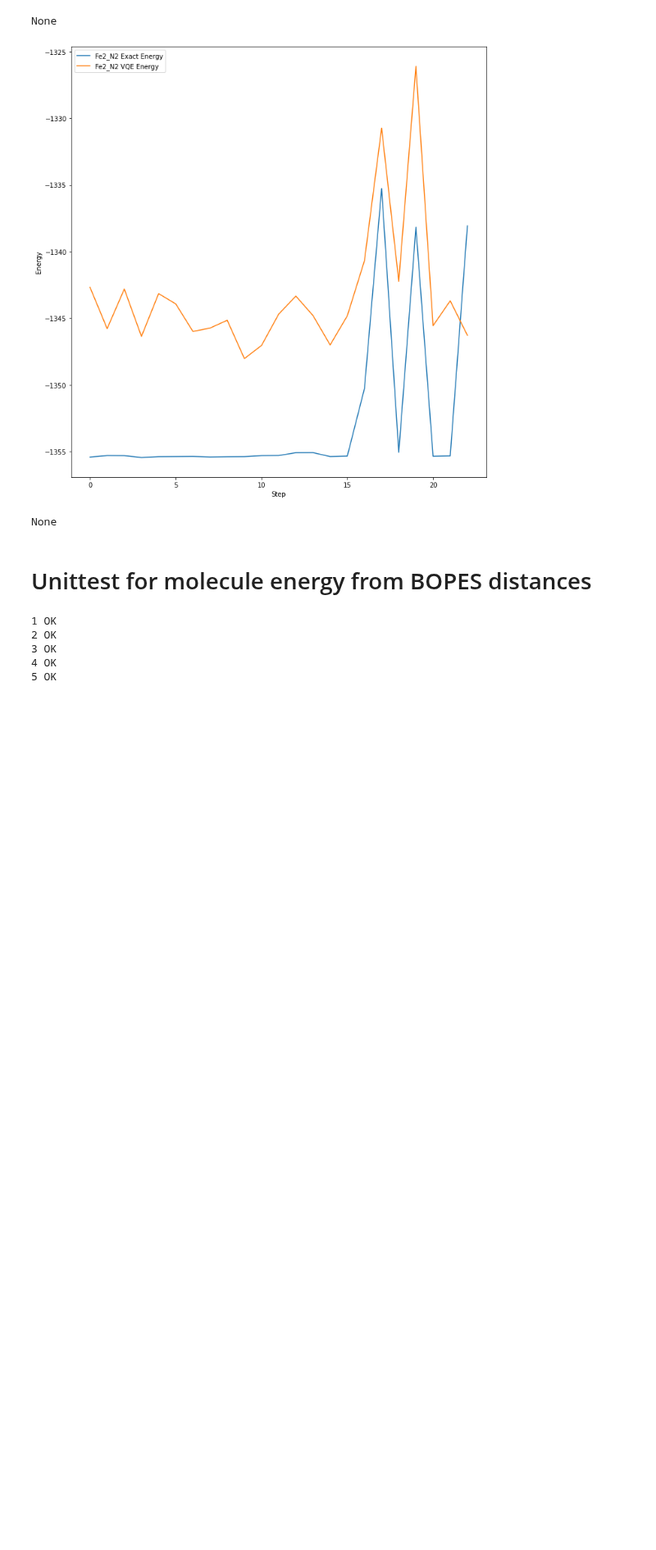
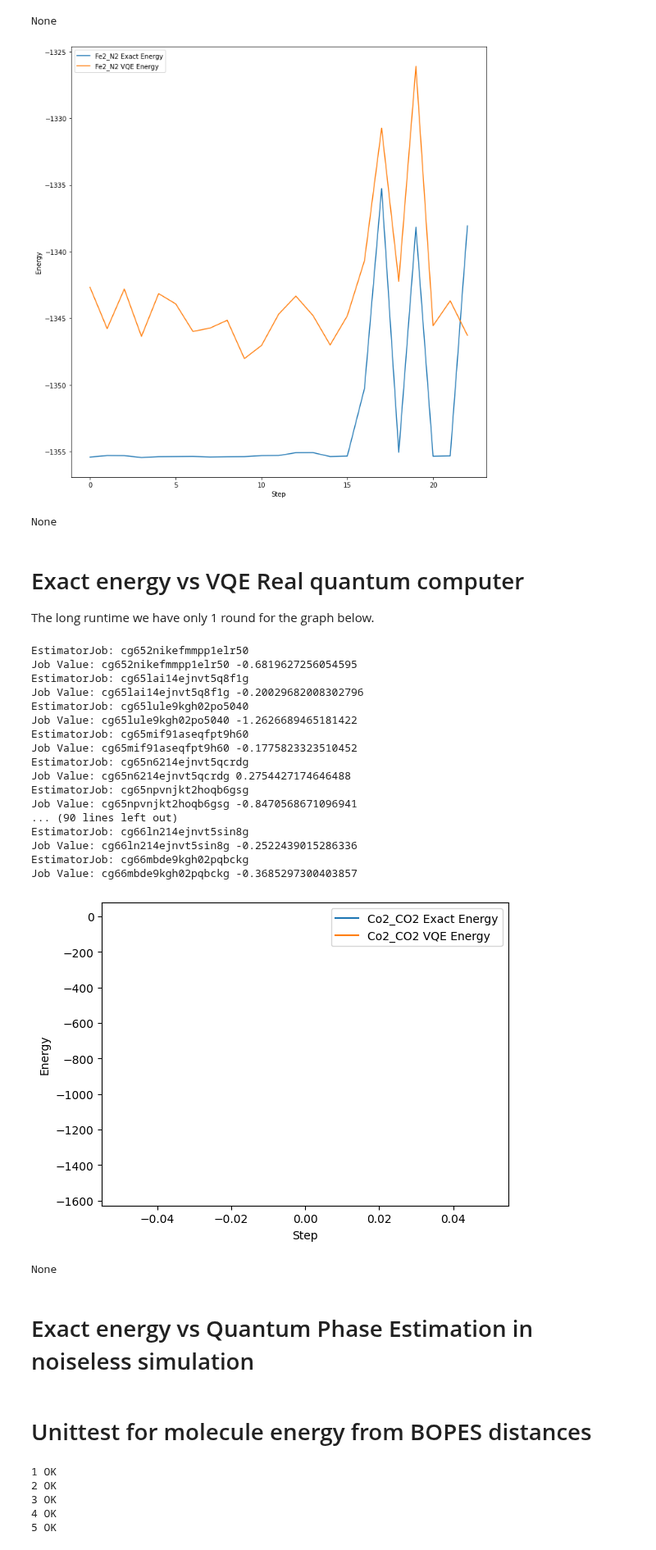
Before and after one commit to buttercutter/quantum-climate-challenge-2023, a Jupyter notebook: notebooks/deloitte_2023_quantux.ipynb, the cells around one changed output. Shown at 82% size. Cells and saved outputs as stored; diff of their text form; code cells hidden in the pictures; blank space fills up the shorter version.

Commit message:
Added sections for Real VQE run and QPE run.

```diff
--- a/notebooks/deloitte_2023_quantux.ipynb
+++ b/notebooks/deloitte_2023_quantux.ipynb
@@ -205,7 +203,7 @@ def get_err_msg(value):
         return applicator
     return decorate
 # %%
-from qiskit_ibm_runtime import (QiskitRuntimeService, Session,
+from qiskit_ibm_runtime import (QiskitRuntimeService, Session as RuntimeSession,
                                 Estimator as RuntimeEstimator, Options)
 from qiskit import Aer
 
@@ -317,7 +315,7 @@ class RetryEstimator(RuntimeEstimator):
                 print(f"Creating new session...\n")
                 signal.alarm(0) # reset timer
                 super().session.close()
-                self._session = Session(backend=self.backend)
+                self._session = RuntimeSession(backend=self.backend)
         if result is None:
             raise RuntimeError(f"Program failed! Maximum number of retries ({self.max_retries}) exceeded")
 
@@ -577,8 +576,8 @@ def _5_get_solver_optimizer(display_dict, problem, hyperparam, qubit_op, qubit_c
     method_lst = ['Nelder-Mead', 'Powell', 'CG', 'BFGS', 'L-BFGS-B', 'TNC', 'COBYLA', 'SLSQP', 'trust-constr']
     opt = [partial(minimize, method=i) for i in method_lst]
 
-    optimizer_lst = [SPSA(maxiter=1), SLSQP(maxiter=1)] + opt
-    optimizer_name = ['SPSA', 'SLSQP'] + ['minimize_{}'.format(i) for i in method_lst]
+    optimizer_lst = [SPSA(maxiter=1), SLSQP(maxiter=1), COBYLA(maxiter=1)] + opt
+    optimizer_name = ['SPSA', 'SLSQP', 'COBYLA'] + ['minimize_{}'.format(i) for i in method_lst]
 
     optimizer_dict = dict(zip(optimizer_name, optimizer_lst))
     optimizer_chosen = optimizer_dict[optimizer]
@@ -700,6 +699,23 @@ def _5_get_solver_optimizer(display_dict, problem, hyperparam, qubit_op, qubit_c
         ground_state = solver.compute_minimum_eigenvalue(qubit_op)
         energy = ground_state.eigenvalue
 
+    elif solver_type == 'vqe_runtime_test':
+        ansatz = ansatz_chosen
+        optimizer = SPSA(1)
+        backend = hyperparam['backend']
+        init_data = []
+        #service_test = QiskitRuntimeService(channel='ibm_quantum')
+
+        with RuntimeSession(service=service, backend=backend) as session:
+            # Prepare extended primitive
+            rt_estimator = RetryEstimator(session=session)
+            # set up algorithm
+            custom_vqe = CustomVQE(rt_estimator, ansatz, optimizer, callback=callback_real, init_data=init_data)
+            # run algorithm
+            result = custom_vqe.compute_minimum_eigenvalue(qubit_op)
+            ground_state = result
+            energy = result.eigenvalue
+
     elif solver_type == 'vqe_runtime_real':
         options_ZNE = Options()
         options_ZNE.execution.shots = 8900
@@ -716,7 +732,7 @@ def _5_get_solver_optimizer(display_dict, problem, hyperparam, qubit_op, qubit_c
         optimizer = SPSA(1)
 
         #start = time.time()
-        with Session(service=service, backend=backend_real) as session:
+        with RuntimeSession(service=service, backend=backend_real) as session:
             # Prepare extended primitive
             rt_estimator = RetryEstimator(session=session, options=options)
             # set up algorithm
@@ -1091,12 +1107,12 @@ JordanWignerMapper|FreezeCore|SPSA|vqe_fake_runtime_noiseless|gses: === GROUND S
 # %% [markdown]
 # 4. Deployment
 # %%
-def runVQEEnergies(molecule_name, multiplicity, charge, masses, freeze_remove, run_real = False):
+def runVQEEnergies(molecule_name, multiplicity, charge, masses, freeze_remove, run_real = False, max_range = 23, optimizer = 'SPSA'):
     # ===
     exact_energies = []
     vqe_energies = []
 
-    steps = range(0,23)
+    steps = range(0,max_range)
     for step in steps:
         #print("Starting step:", step, " VQE result:", vqe_energies)
         molecule_data = get_coord(pth + r'/'+molecule_name+'.zip')
@@ -1127,10 +1143,10 @@ def runVQEEnergies(molecule_name, multiplicity, charge, masses, freeze_remove, r
             molecule_name: {'reps': 2,
                    'two_qubit_reduction': True,
                    'z2symmetry_reduction': None,
-                   'backend': qasm_simulator, #qasm_simulator
+                   'backend': 'qasm_simulator', #qasm_simulator
                    'optimizer': 'SLSQP',
                    'ansatz': 'UCCSD',
-                   'initial_circuit': 'PauliTwoDesign',
+                   'initial_circuit': 'RealAmplitudes',
                   },
 
         }
@@ -1139,7 +1155,7 @@ def runVQEEnergies(molecule_name, multiplicity, charge, masses, freeze_remove, r
         # ===
         molecule = gas_molecules[molecule_name]
         hyperparam = hyperparameters[molecule_name]
-        optimizer = 'SPSA'
+        optimizer = optimizer
         # display_report = False
         display_dict = {}
 
@@ -1195,3 +1211,30 @@ runVQEEnergies('Fe2_N2', 1,2,[56, 14, 14], range(16,34))
 # %% [output]
 [figure]
 None
+# %% [markdown]
+# Exact energy vs VQE Real quantum computer
+The long runtime we have only 1 round for the graph below.
+# %%
+runVQEEnergies('Co2_CO2', 1,1,[59, 16, 12, 16], range(13,32), True, 1, 'COBYLA')
+# %% [output]
+EstimatorJob: cg652nikefmmpp1elr50
+Job Value: cg652nikefmmpp1elr50 -0.6819627256054595
+EstimatorJob: cg65lai14ejnvt5q8f1g
+Job Value: cg65lai14ejnvt5q8f1g -0.20029682008302796
+EstimatorJob: cg65lule9kgh02po5040
+Job Value: cg65lule9kgh02po5040 -1.2626689465181422
+EstimatorJob: cg65mif91aseqfpt9h60
+Job Value: cg65mif91aseqfpt9h60 -0.1775823323510452
+EstimatorJob: cg65n6214ejnvt5qcrdg
+Job Value: cg65n6214ejnvt5qcrdg 0.2754427174646488
+EstimatorJob: cg65npvnjkt2hoqb6gsg
+Job Value: cg65npvnjkt2hoqb6gsg -0.8470568671096941
+... (90 lines left out)
+EstimatorJob: cg66ln214ejnvt5sin8g
+Job Value: cg66ln214ejnvt5sin8g -0.2522439015286336
+EstimatorJob: cg66mbde9kgh02pqbckg
+Job Value: cg66mbde9kgh02pqbckg -0.3685297300403857
+[figure, added]
+None
+# %% [markdown]
+# Exact energy vs Quantum Phase Estimation in noiseless simulation
```
Also changed, not shown: parts of 3 cells of this notebook.
